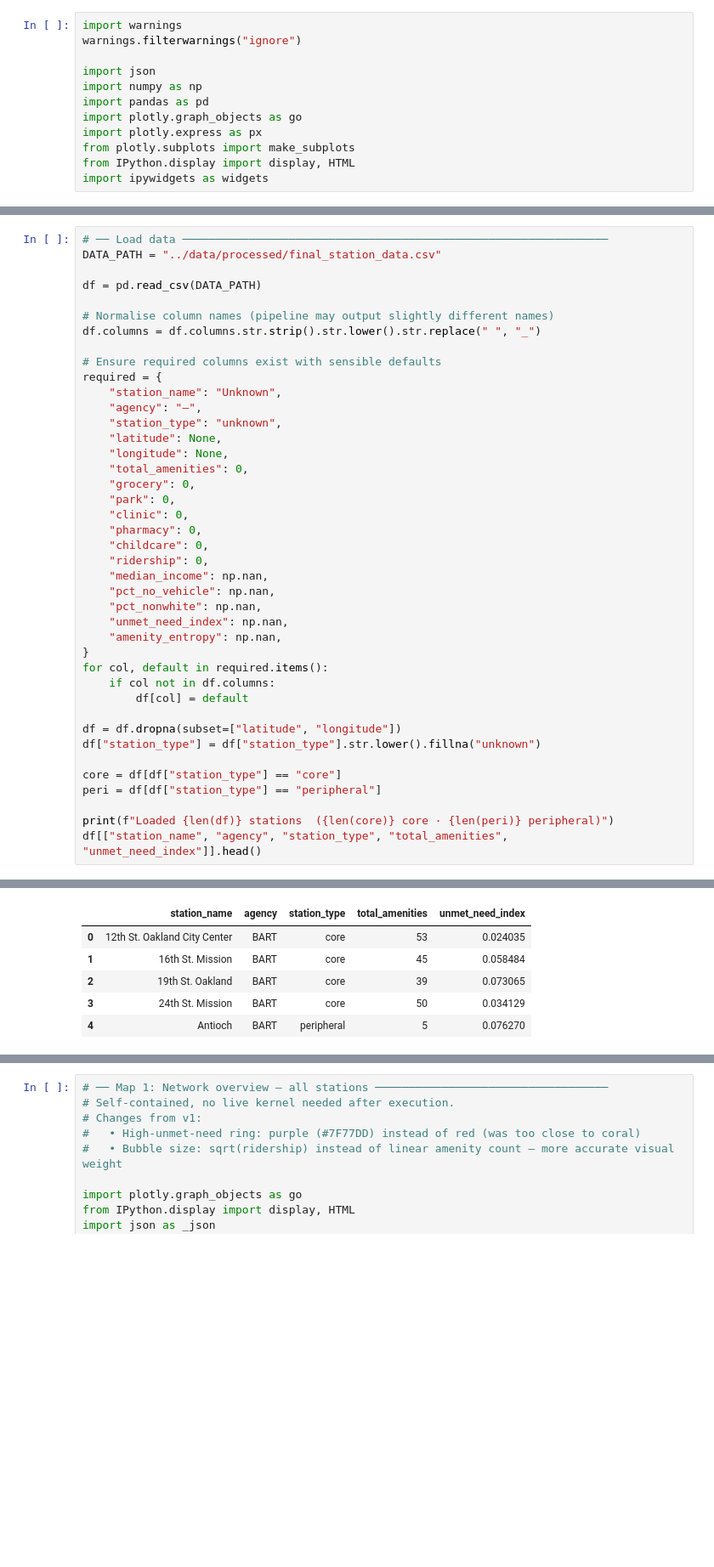
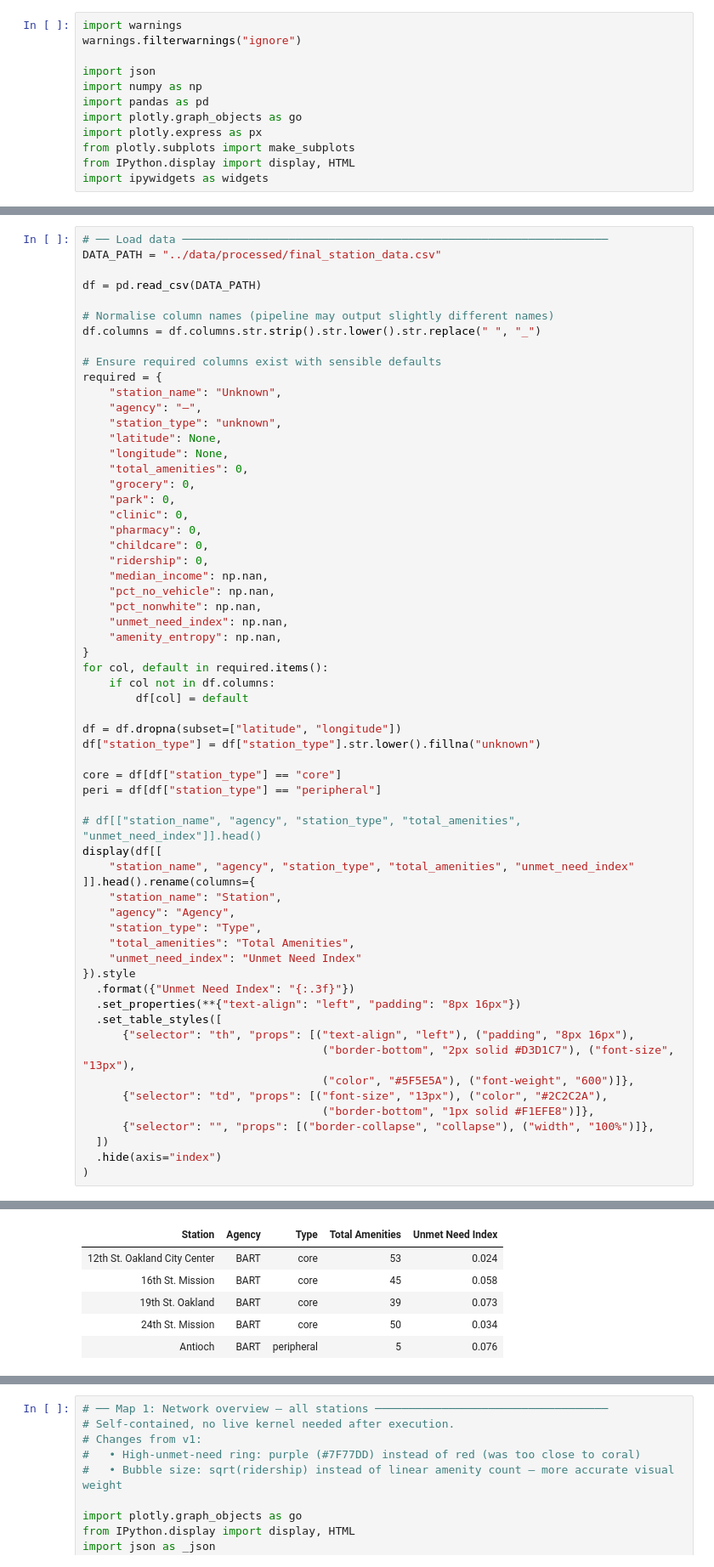
Before and after one commit to sonyak28/City_Planning_255, a Jupyter notebook: transit_equity_book/transit_equity_visualization.ipynb, the cells around one changed output, grey strips where cells are left out. Shown at 85% size. Cells and saved outputs as stored; diff of their text form; blank space fills up the shorter version.

```diff
--- a/transit_equity_book/transit_equity_visualization.ipynb
+++ b/transit_equity_book/transit_equity_visualization.ipynb
@@ -72,6 +59,26 @@ df["station_type"] = df["station_type"].str.lower().fillna("unknown")
 core = df[df["station_type"] == "core"]
 peri = df[df["station_type"] == "peripheral"]
 
-print(f"Loaded {len(df)} stations  ({len(core)} core · {len(peri)} peripheral)")
-df[["station_name", "agency", "station_type", "total_amenities", "unmet_need_index"]].head()
+# df[["station_name", "agency", "station_type", "total_amenities", "unmet_need_index"]].head()
+display(df[[
+    "station_name", "agency", "station_type", "total_amenities", "unmet_need_index"
+]].head().rename(columns={
+    "station_name": "Station",
+    "agency": "Agency",
+    "station_type": "Type",
+    "total_amenities": "Total Amenities",
+    "unmet_need_index": "Unmet Need Index"
+}).style
+  .format({"Unmet Need Index": "{:.3f}"})
+  .set_properties(**{"text-align": "left", "padding": "8px 16px"})
+  .set_table_styles([
+      {"selector": "th", "props": [("text-align", "left"), ("padding", "8px 16px"),
+                                    ("border-bottom", "2px solid #D3D1C7"), ("font-size", "13px"),
+                                    ("color", "#5F5E5A"), ("font-weight", "600")]},
+      {"selector": "td", "props": [("font-size", "13px"), ("color", "#2C2C2A"),
+                                    ("border-bottom", "1px solid #F1EFE8")]},
+      {"selector": "", "props": [("border-collapse", "collapse"), ("width", "100%")]},
+  ])
+  .hide(axis="index")
+)
 # %% [output]
@@ -79,6 +85,6 @@ Loaded 79 stations  (40 core · 39 peripheral)
-|  | station_name | agency | station_type | total_amenities | unmet_need_index |
-| 0 | 12th St. Oakland City Center | BART | core | 53 | 0.024035 |
-| 1 | 16th St. Mission | BART | core | 45 | 0.058484 |
-| 2 | 19th St. Oakland | BART | core | 39 | 0.073065 |
-| 3 | 24th St. Mission | BART | core | 50 | 0.034129 |
-| 4 | Antioch | BART | peripheral | 5 | 0.076270 |
+| Station | Agency | Type | Total Amenities | Unmet Need Index |
+| 12th St. Oakland City Center | BART | core | 53 | 0.024 |
+| 16th St. Mission | BART | core | 45 | 0.058 |
+| 19th St. Oakland | BART | core | 39 | 0.073 |
+| 24th St. Mission | BART | core | 50 | 0.034 |
+| Antioch | BART | peripheral | 5 | 0.076 |
```
Also changed, not shown: parts of 11 cells of this notebook.
